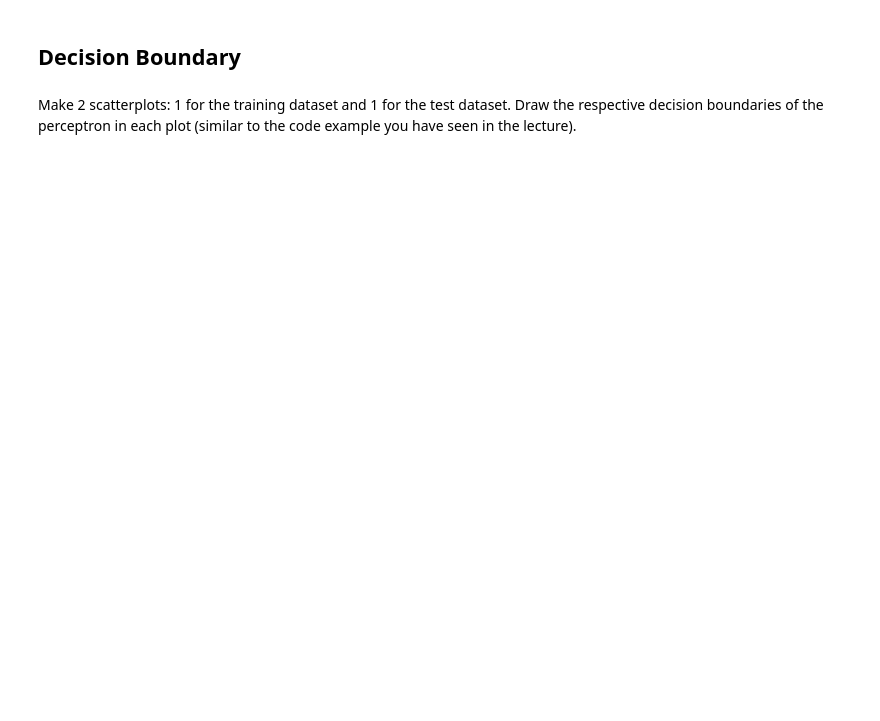
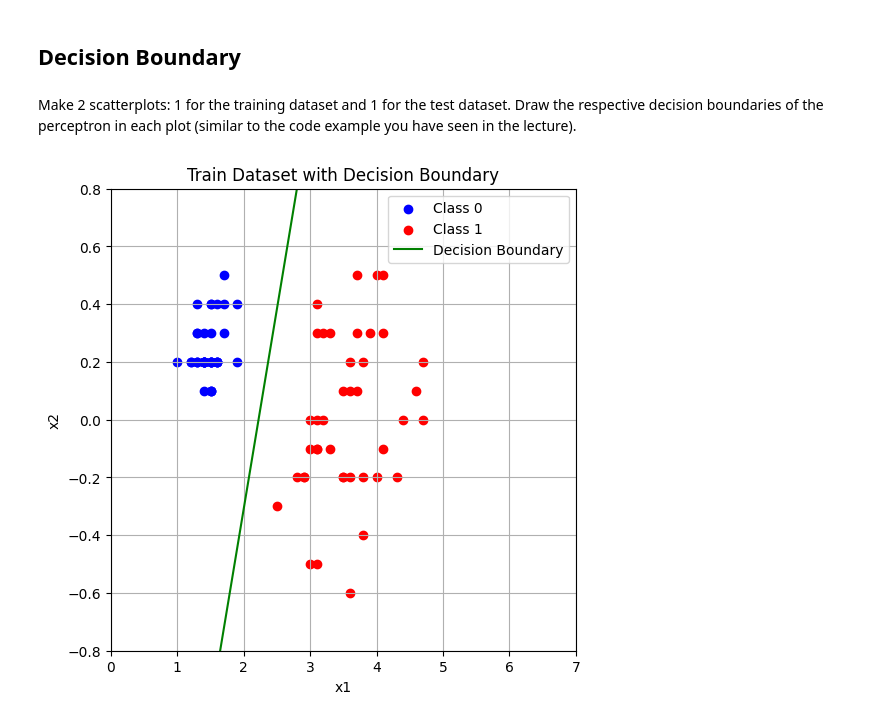
Before and after one commit to quocthang-98/deeplearning_lab, a Jupyter notebook: Lab2.ipynb, the cells around one changed output. Drawn from its saved outputs; the diff is of its cells as text; code cells hidden in the pictures; blank space fills up the shorter version.

```diff
--- a/Lab2.ipynb
+++ b/Lab2.ipynb
@@ -100,3 +140,10 @@ Here, you are asked to train the perceptron for 5 epochs and print out the Perce
 ppn = Perceptron(num_features=2)
 
 # <your code>
+# %%
+ppn = Perceptron(num_features=2)
+
+ppn.train(X_train, y_train, epochs=5)
+
+print("Weights:", ppn.weights)
+print("Bias:", ppn.bias)
@@ -122,0 +179,40 @@ Make 2 scatterplots: 1 for the training dataset and 1 for the test dataset. Draw
+# %%
+##########################
+### 2D Decision Boundary
+##########################
+
+# <your code>
+
+def plot_decision_boundary(X, y, weights, bias, title):
+    plt.figure(figsize=(6, 6))
+
+    # Separate points by class
+    class_0 = [X[i] for i in range(len(y)) if y[i] == 0]
+    class_1 = [X[i] for i in range(len(y)) if y[i] == 1]
+
+    # Plot data points for each class
+    plt.scatter([x[0] for x in class_0], [x[1] for x in class_0], color="blue", label="Class 0")
+    plt.scatter([x[0] for x in class_1], [x[1] for x in class_1], color="red", label="Class 1")
+
+    # Calculate decision boundary
+    x_values = [0, 100]
+    if weights[1] != 0:  # Avoid division by zero
+        y_values = [-(weights[0] * x + bias) / weights[1] for x in x_values]
+    else:
+        y_values = [0, 0]
+
+    # Plot decision boundary
+    plt.plot(x_values, y_values, label="Decision Boundary", color="green")
+    plt.xlim([0.0, 7])
+    plt.ylim([-0.8, 0.8])
+    plt.xlabel("x1")
+    plt.ylabel("x2")
+    plt.title(title)
+    plt.legend()
+    plt.grid(True)
+    plt.show()
+
+# Plot test dataset with decision boundary
+plot_decision_boundary(X_train, y_train, ppn.weights, ppn.bias, "Train Dataset with Decision Boundary")
+# %% [output]
+[figure, added]
```
Also changed, not shown: parts of 9 cells of this notebook.
